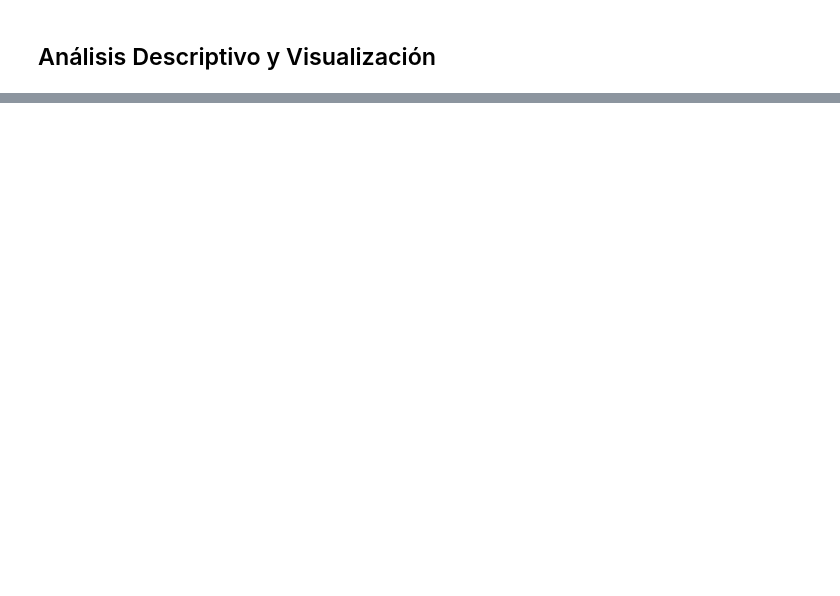
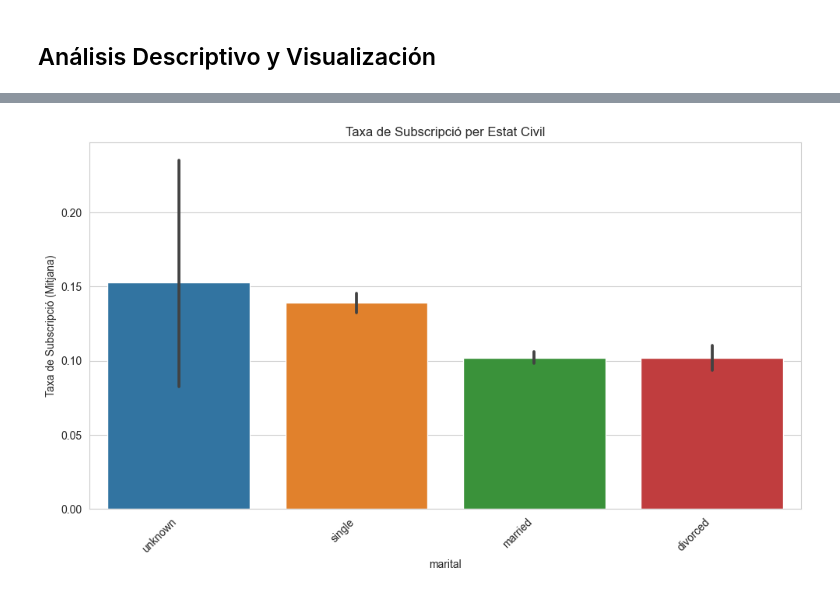
Before and after one commit to claudiarm2002/DataProject-Python-for-Data, a Jupyter notebook: DataProject_PythonForData.ipynb, the cells around one changed output, grey strips where cells are left out. Saved outputs shown, nothing was run; the diff lists cells and outputs as text; code cells hidden in the pictures; blank space fills up the shorter version.

```diff
--- a/DataProject_PythonForData.ipynb
+++ b/DataProject_PythonForData.ipynb
@@ -971,0 +1024,16 @@ data_merged = pd.merge(data_clean, data2, left_on='id_', right_on='ID', how='lef
+# %%
+# Gráfico de porcentaje de subscripción por estado civil
+plt.figure(figsize=(10, 6))
+sns.barplot(
+    data=data_merged,
+    x='marital',
+    y='y',
+    order=data_merged.groupby('marital')['y'].mean().sort_values(ascending=False).index
+)
+plt.xticks(rotation=45, ha='right')
+plt.title('Taxa de Subscripció per Estat Civil')
+plt.ylabel('Taxa de Subscripció (Mitjana)')
+plt.tight_layout()
+plt.show()
+# %% [output]
+[figure, added]
```
Also changed, not shown: parts of 22 cells of this notebook.
